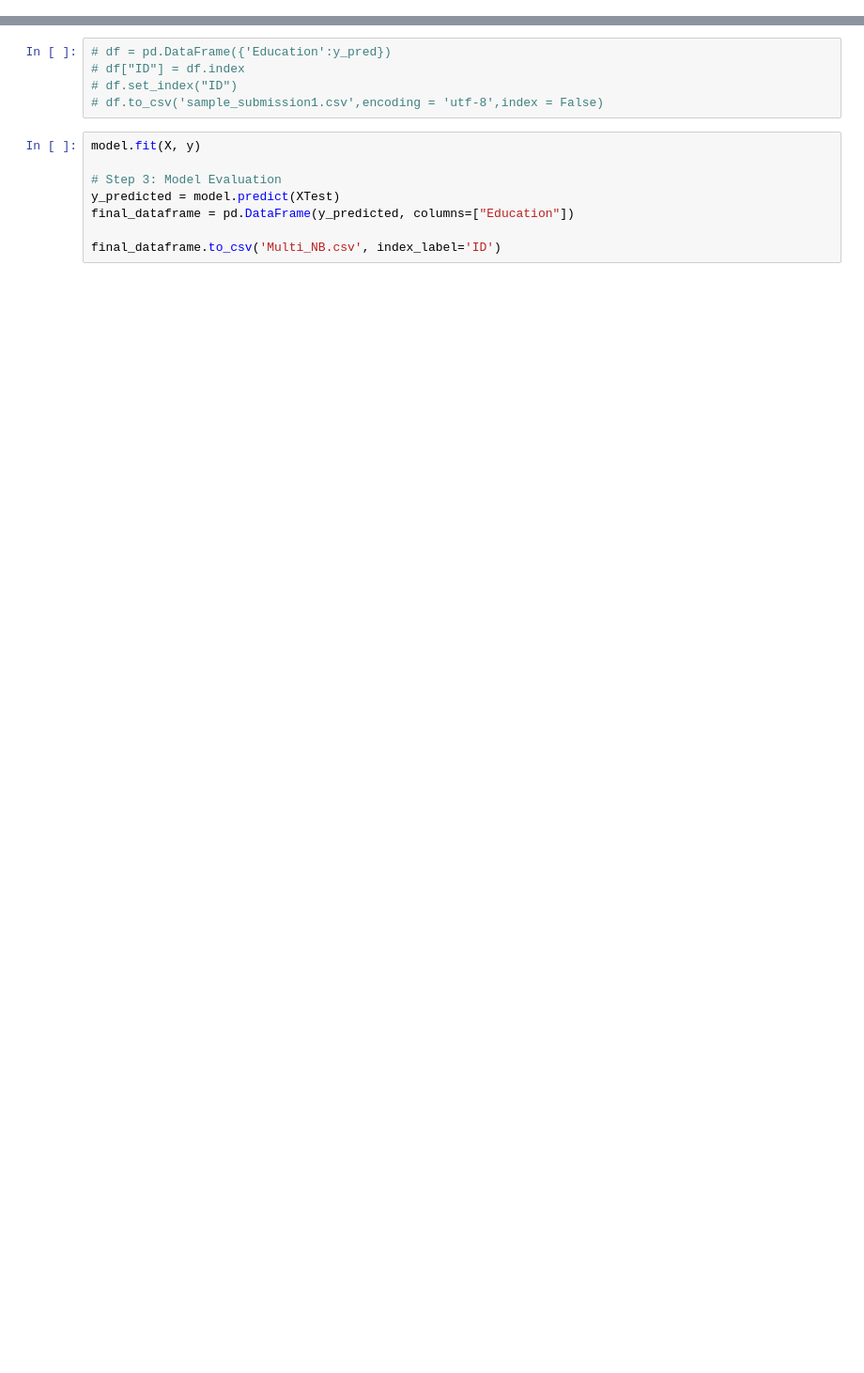
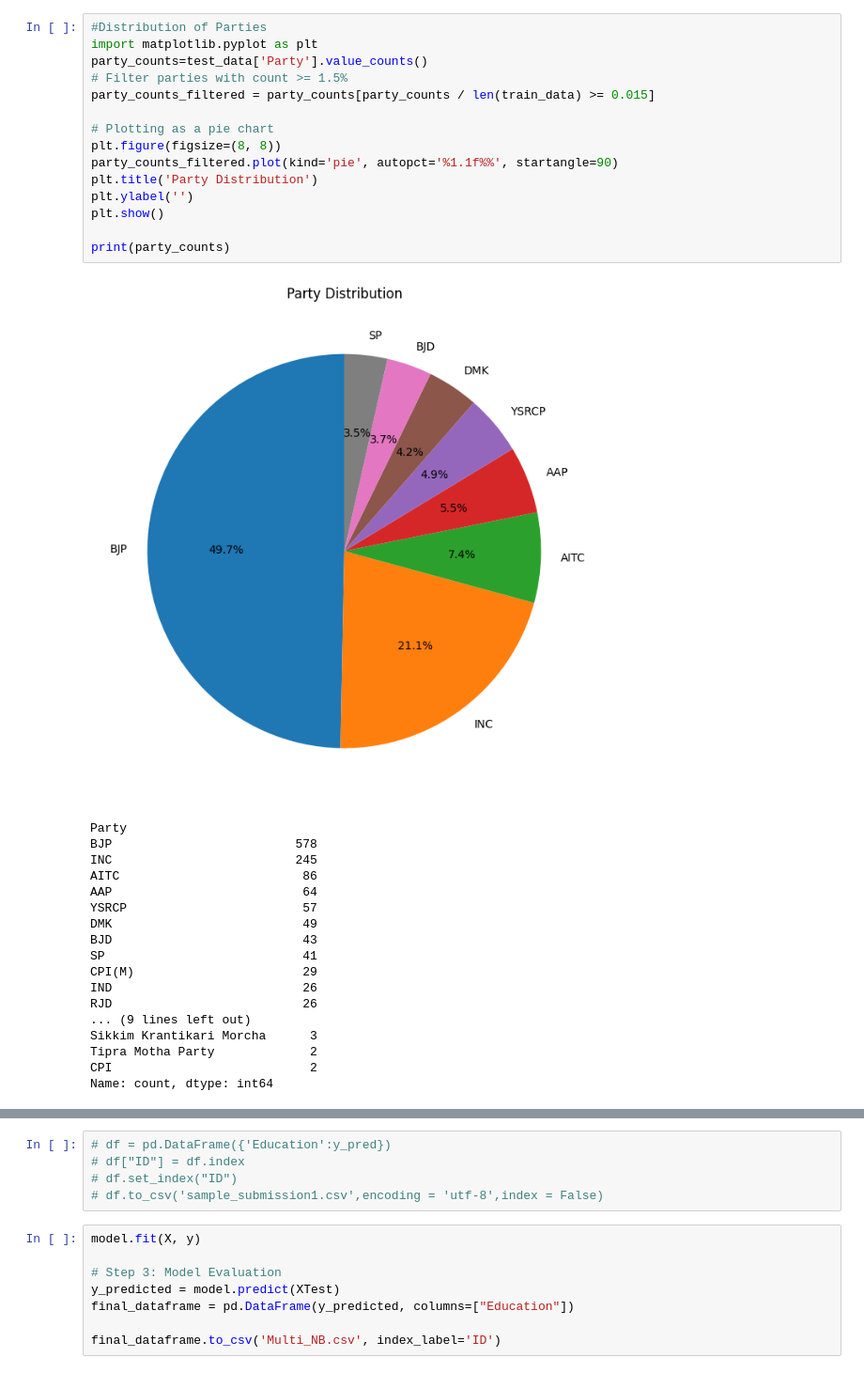
Before and after one commit to Codudegithub/CS253_ML_Project, a Jupyter notebook: notebook27dc988401.ipynb, the cells around one changed output, grey strips where cells are left out. Shown at 94% size. Drawn from its saved outputs; the diff is of its cells as text; blank space fills up the shorter version.

```diff
--- a/notebook27dc988401.ipynb
+++ b/notebook27dc988401.ipynb
@@ -54,0 +121,34 @@ def Numerical(value):
+# %%
+#Distribution of Parties
+import matplotlib.pyplot as plt
+party_counts=test_data['Party'].value_counts()
+# Filter parties with count >= 1.5%
+party_counts_filtered = party_counts[party_counts / len(train_data) >= 0.015]
+
+# Plotting as a pie chart
+plt.figure(figsize=(8, 8))
+party_counts_filtered.plot(kind='pie', autopct='%1.1f%%', startangle=90)
+plt.title('Party Distribution')
+plt.ylabel('')
+plt.show()
+
+print(party_counts)
+# %% [output]
+[figure, added]
+Party
+BJP                         578
+INC                         245
+AITC                         86
+AAP                          64
+YSRCP                        57
+DMK                          49
+BJD                          43
+SP                           41
+CPI(M)                       29
+IND                          26
+RJD                          26
+... (9 lines left out)
+Sikkim Krantikari Morcha      3
+Tipra Motha Party             2
+CPI                           2
+Name: count, dtype: int64
```
Also changed, not shown: parts of 23 cells of this notebook.
